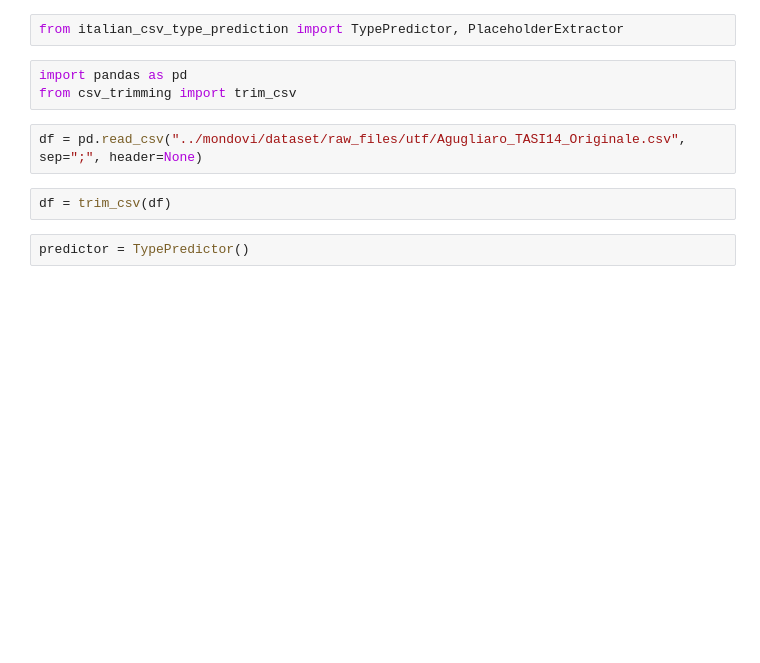
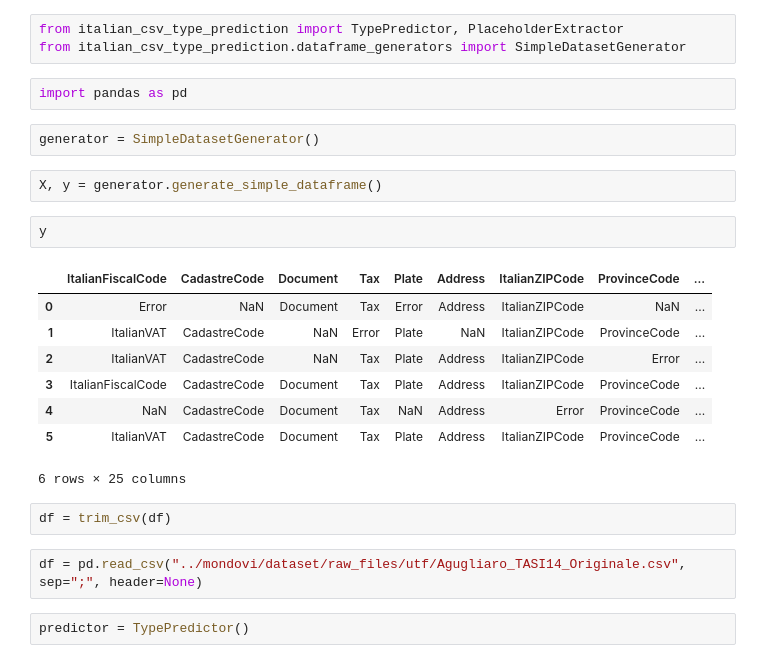
Before and after one commit to LucaCappelletti94/italian_csv_type_prediction, a Jupyter notebook: Untitled1.ipynb, the cells around one changed output. Saved outputs shown, nothing was run; the diff lists cells and outputs as text; blank space fills up the shorter version.

```diff
--- a/Untitled1.ipynb
+++ b/Untitled1.ipynb
@@ -1,12 +1,27 @@
 # %%
 from italian_csv_type_prediction import TypePredictor, PlaceholderExtractor
+from italian_csv_type_prediction.dataframe_generators import SimpleDatasetGenerator
 # %%
 import pandas as pd
-from csv_trimming import trim_csv
+# %%
+generator = SimpleDatasetGenerator()
+# %%
+X, y = generator.generate_simple_dataframe()
+# %%
+y
+# %% [output]
+|  | ItalianFiscalCode | CadastreCode | Document | Tax | Plate | Address | ItalianZIPCode | ProvinceCode | ... |
+| 0 | Error | NaN | Document | Tax | Error | Address | ItalianZIPCode | NaN | ... |
+| 1 | ItalianVAT | CadastreCode | NaN | Error | Plate | NaN | ItalianZIPCode | ProvinceCode | ... |
+| 2 | ItalianVAT | CadastreCode | NaN | Tax | Plate | Address | ItalianZIPCode | Error | ... |
+| 3 | ItalianFiscalCode | CadastreCode | Document | Tax | Plate | Address | ItalianZIPCode | ProvinceCode | ... |
+| 4 | NaN | CadastreCode | Document | Tax | NaN | Address | Error | ProvinceCode | ... |
+| 5 | ItalianVAT | CadastreCode | Document | Tax | Plate | Address | ItalianZIPCode | ProvinceCode | ... |
+6 rows × 25 columns
+# %%
+df = trim_csv(df)
 # %%
 df = pd.read_csv("../mondovi/dataset/raw_files/utf/Agugliaro_TASI14_Originale.csv", sep=";", header=None)
-# %%
-df = trim_csv(df)
 # %%
 predictor = TypePredictor()
 # %%
```
Also changed, not shown: 1 other file.
